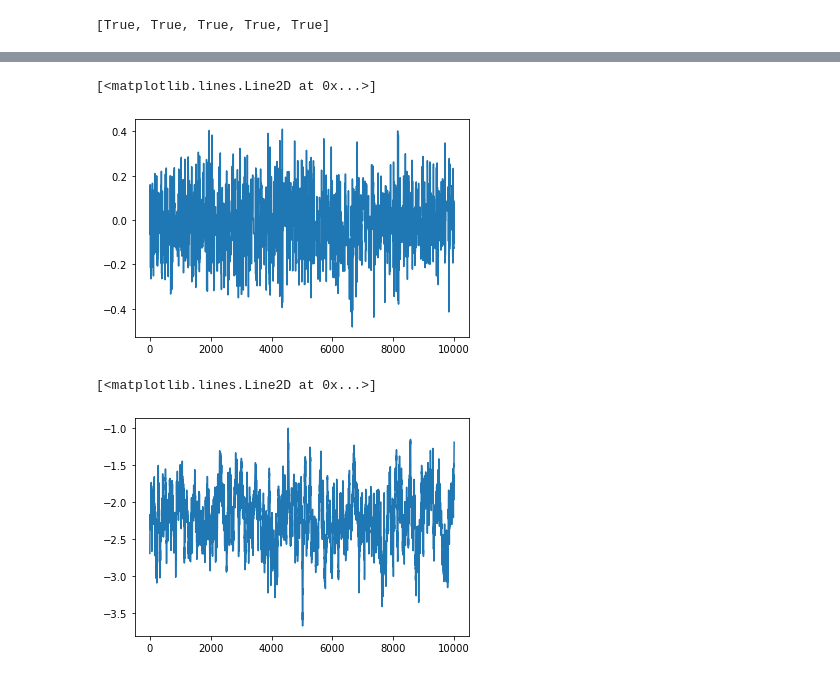
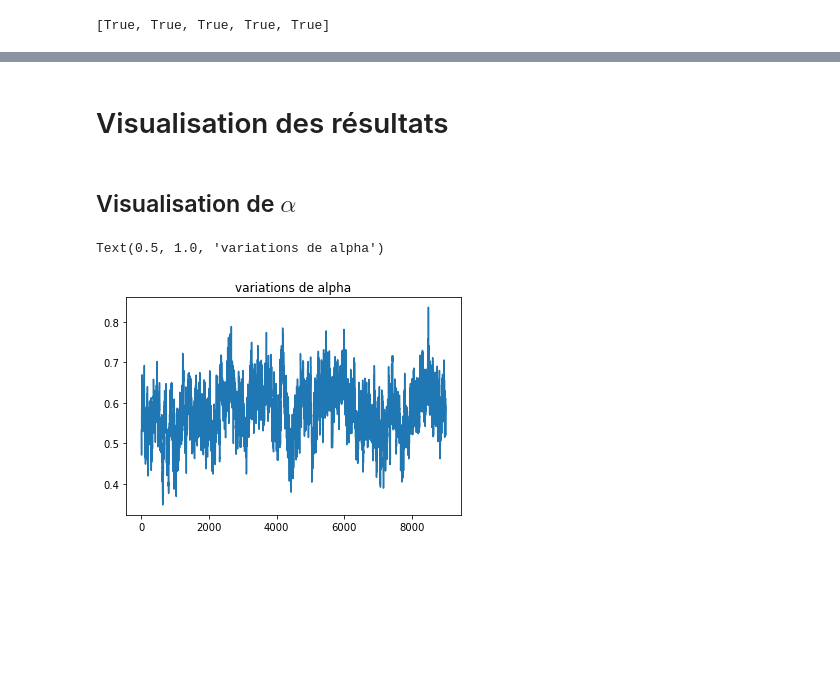
Before and after one commit to Lvalto/Projet-Oxford-smooth-fit-to-log-odds-ratios, a Jupyter notebook: Oxford-Aya.ipynb, the cells around one changed output, grey strips where cells are left out. Drawn from its saved outputs; the diff is of its cells as text; code cells hidden in the pictures; blank space fills up the shorter version.

```diff
--- a/Oxford-Aya.ipynb
+++ b/Oxford-Aya.ipynb
@@ -187,10 +198,10 @@ array([[ 0.00000000e+00,  0.00000000e+00,  0.00000000e+00,
-# %%
-plt.plot(b_chain[:,10])
-# %% [output]
-[<matplotlib.lines.Line2D at 0x...>]
-[figure, removed]
-# %%
-plt.plot(mu_chain[:,10])
-# %% [output]
-[<matplotlib.lines.Line2D at 0x...>]
-[figure, removed]
+# %% [markdown]
+# Visualisation des résultats
+# %% [markdown]
+## Visualisation de $\alpha$
+# %%
+plt.plot(chain[:,0][1000:])
+plt.title("variations de alpha")
+# %% [output]
+Text(0.5, 1.0, 'variations de alpha')
+[figure, added]
```
Also changed, not shown: parts of 24 cells of this notebook.
